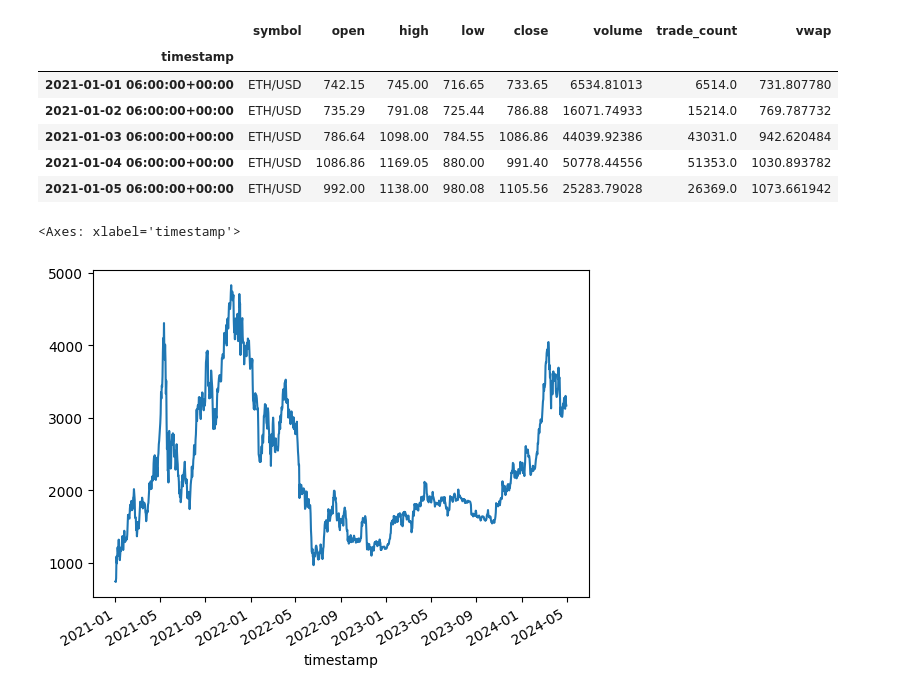
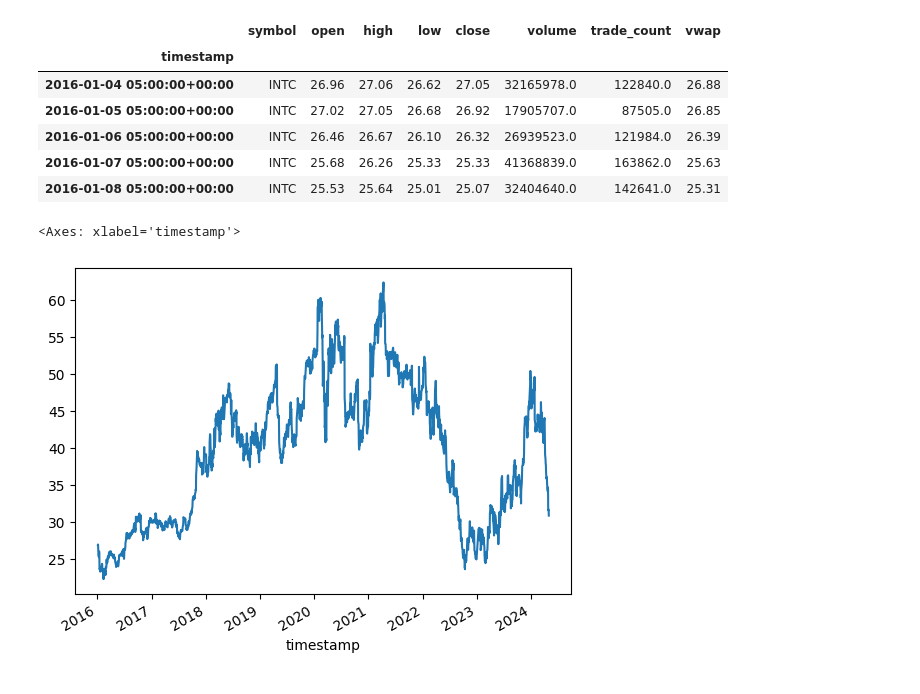
Before and after one commit to AxelGard/cira-examples, a Jupyter notebook: bollinger-bands.ipynb, the cells around one changed output. Saved outputs shown, nothing was run; the diff lists cells and outputs as text; code cells hidden in the pictures.

```diff
--- a/bollinger-bands.ipynb
+++ b/bollinger-bands.ipynb
@@ -1,39 +1,39 @@
 # %%
 import cira
 import pandas as pd
 import numpy as np
 import matplotlib.pyplot as plt
 from datetime import datetime
 from os.path import exists
 
 cira.auth.KEY_FILE = "../alpc_key.json"
 assert cira.auth.check_keys(), "the set keys dose not work"
 
-SYMBOL = "ETH/USD" # MDRX is shortable
+SYMBOL = "INTC"
 SYM_HIST_FILE = f'./{SYMBOL.replace("/", "_")}.csv'
 
 stk = cira.Stock(SYMBOL)
 
 if not exists(SYM_HIST_FILE): # chacheing historical data
     start = datetime(2015, 5, 1)
     end = datetime.now().date()
     stk.save_historical_data(SYM_HIST_FILE, start, end)
 
 data = stk.load_historical_data(SYM_HIST_FILE)
 data.head()
 # %% [output]
 |  | symbol | open | high | low | close | volume | trade_count | vwap |
 | timestamp |  |  |  |  |  |  |  |  |
-| 2021-01-01 06:00:00+00:00 | ETH/USD | 742.15 | 745.00 | 716.65 | 733.65 | 6534.81013 | 6514.0 | 731.807780 |
-| 2021-01-02 06:00:00+00:00 | ETH/USD | 735.29 | 791.08 | 725.44 | 786.88 | 16071.74933 | 15214.0 | 769.787732 |
-| 2021-01-03 06:00:00+00:00 | ETH/USD | 786.64 | 1098.00 | 784.55 | 1086.86 | 44039.92386 | 43031.0 | 942.620484 |
-| 2021-01-04 06:00:00+00:00 | ETH/USD | 1086.86 | 1169.05 | 880.00 | 991.40 | 50778.44556 | 51353.0 | 1030.893782 |
-| 2021-01-05 06:00:00+00:00 | ETH/USD | 992.00 | 1138.00 | 980.08 | 1105.56 | 25283.79028 | 26369.0 | 1073.661942 |
+| 2016-01-04 05:00:00+00:00 | INTC | 26.96 | 27.06 | 26.62 | 27.05 | 32165978.0 | 122840.0 | 26.88 |
+| 2016-01-05 05:00:00+00:00 | INTC | 27.02 | 27.05 | 26.68 | 26.92 | 17905707.0 | 87505.0 | 26.85 |
+| 2016-01-06 05:00:00+00:00 | INTC | 26.46 | 26.67 | 26.10 | 26.32 | 26939523.0 | 121984.0 | 26.39 |
+| 2016-01-07 05:00:00+00:00 | INTC | 25.68 | 26.26 | 25.33 | 25.33 | 41368839.0 | 163862.0 | 25.63 |
+| 2016-01-08 05:00:00+00:00 | INTC | 25.53 | 25.64 | 25.01 | 25.07 | 32404640.0 | 142641.0 | 25.31 |
 # %%
 data["open"].plot()
 # %% [output]
 <Axes: xlabel='timestamp'>
-[figure, old version]
+[figure, new version]
 # %%
 data["sma"] = data["close"].rolling(window=20).mean() # simple moving avrage
 data["sd"] = data["close"].rolling(window=20).std()
```
Also changed, not shown: parts of 5 cells of this notebook.
